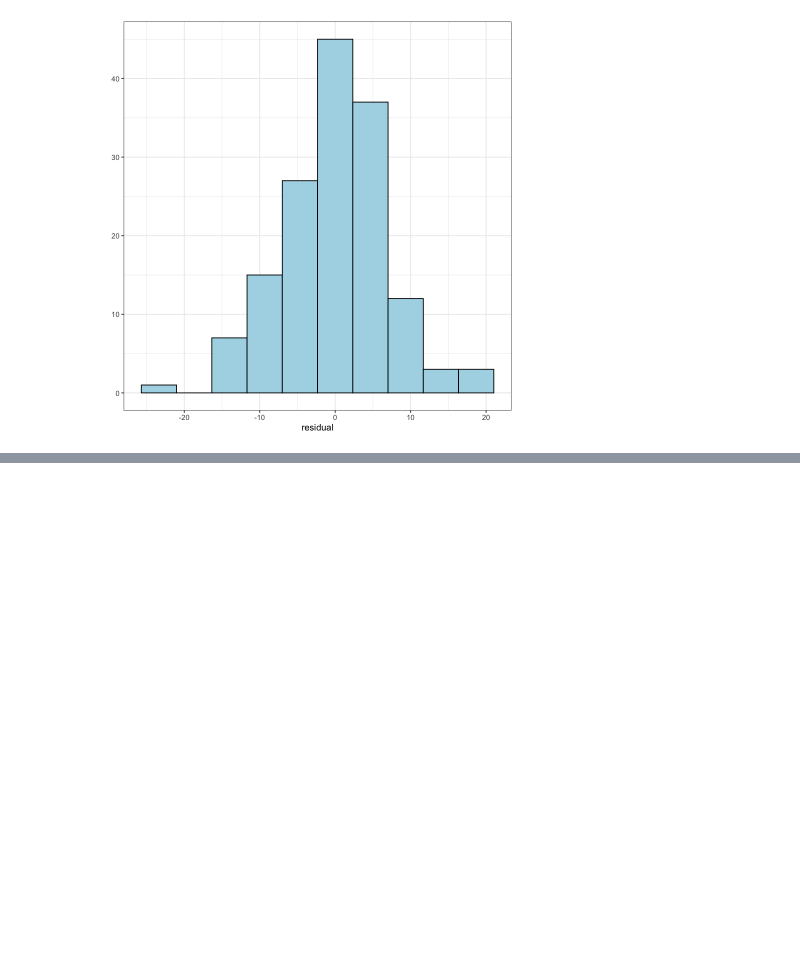
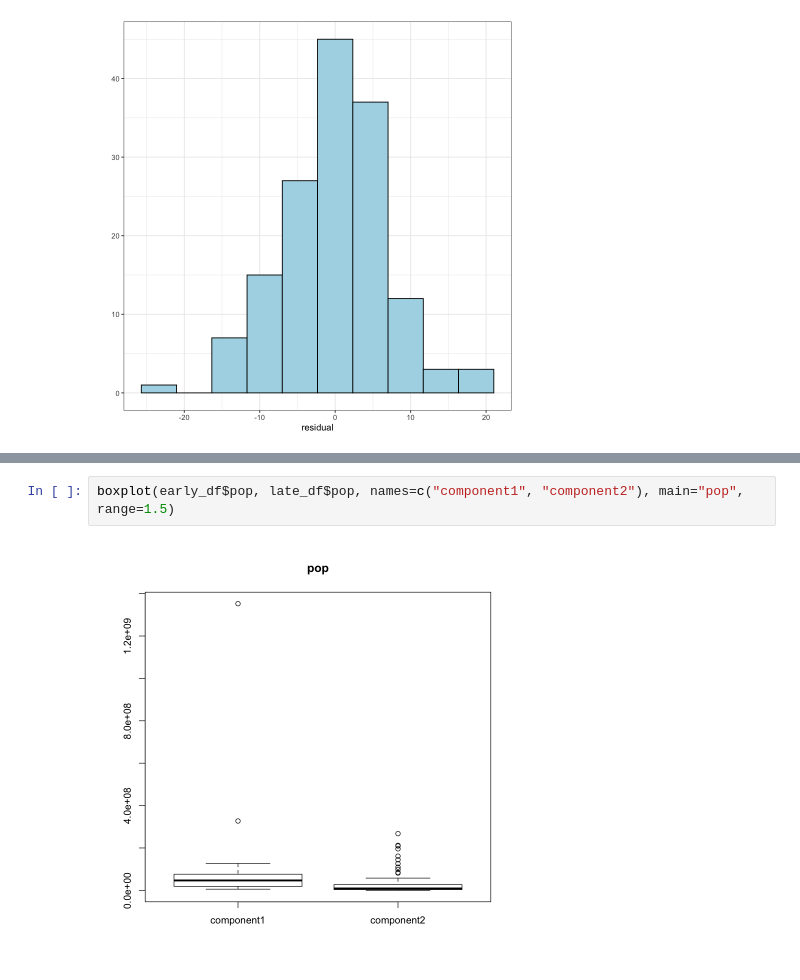
Before and after one commit to nori0724/COVID-19, a Jupyter notebook: notebook/修論用/4.6章解析結果可視化用_r.ipynb, the cells around one changed output, grey strips where cells are left out. Drawn from its saved outputs; the diff is of its cells as text; blank space fills up the shorter version.

```diff
--- a/notebook/修論用/4.6章解析結果可視化用_r.ipynb
+++ b/notebook/修論用/4.6章解析結果可視化用_r.ipynb
@@ -303,0 +333,4 @@ Saving 7 x 7 in image
+# %%
+boxplot(early_df$pop, late_df$pop, names=c("component1", "component2"), main="pop", range=1.5)
+# %% [output]
+[figure, added]
```
Also changed, not shown: parts of 12 cells of this notebook, 2 other files.
